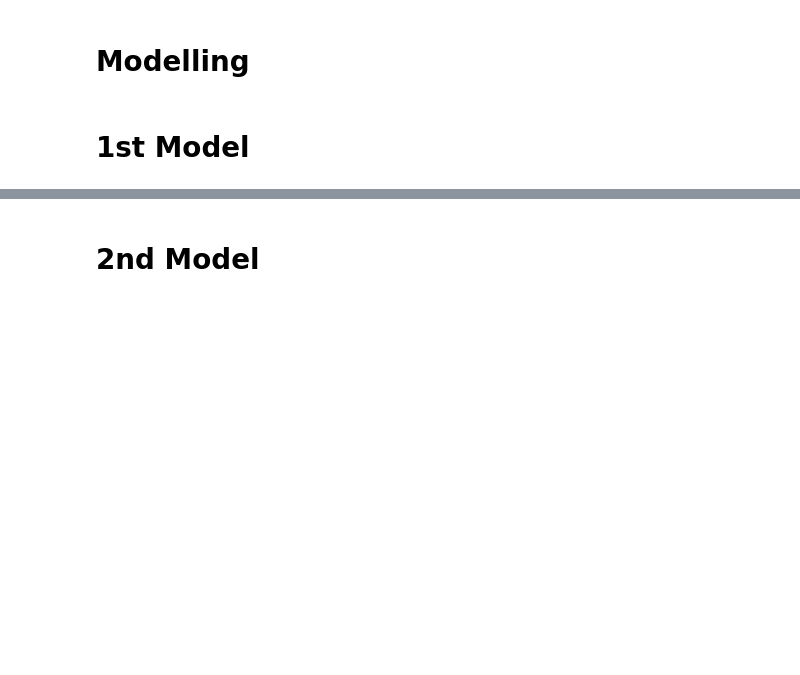
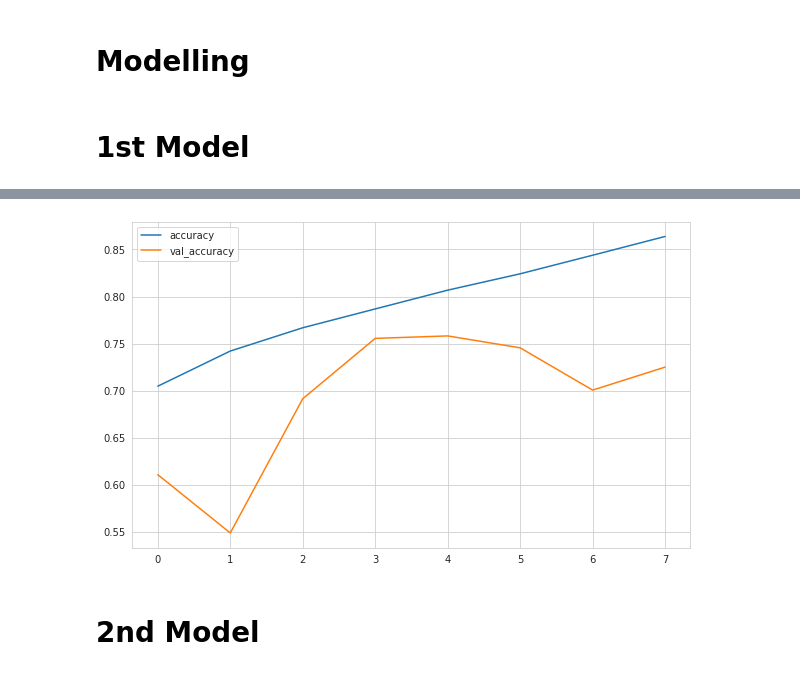
Before and after one commit to ismailculha/DeepLearning_Projects, a Jupyter notebook: CNN - Image Classification/Image_Classification/CNN_Project_Image_Classification_Ismail(1).ipynb, the cells around one changed output, grey strips where cells are left out. Drawn from its saved outputs; the diff is of its cells as text; code cells hidden in the pictures; blank space fills up the shorter version.

```diff
--- a/CNN - Image Classification/Image_Classification/CNN_Project_Image_Classification_Ismail(1).ipynb
+++ b/CNN - Image Classification/Image_Classification/CNN_Project_Image_Classification_Ismail(1).ipynb
@@ -270,3 +240,7 @@ Epoch 10/10
+# %%
+summary[["accuracy", "val_accuracy"]].plot();
+# %% [output]
+[figure, added]
 # %% [markdown]
 # 2nd Model
 # %%
```
Also changed, not shown: parts of 36 cells of this notebook, 1 other file.
